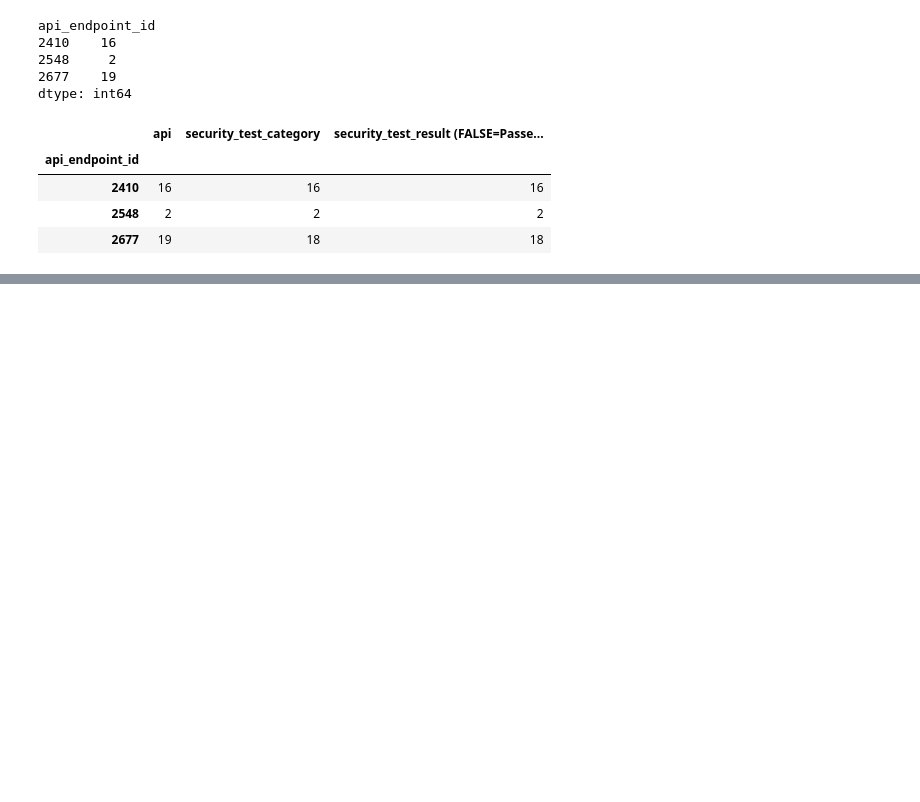
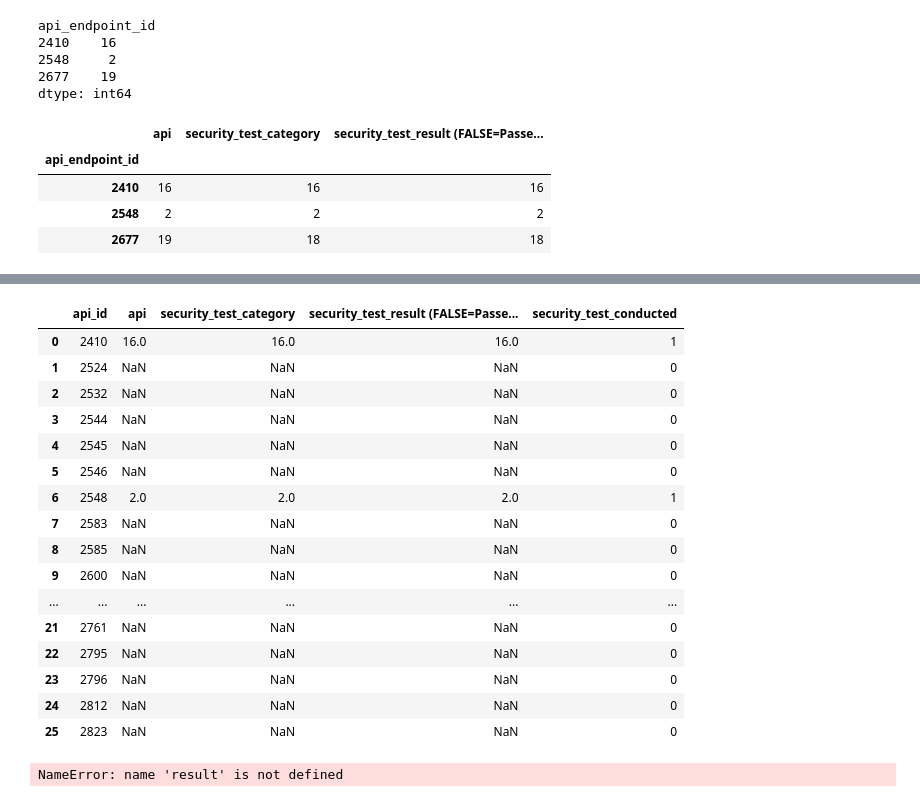
Before and after one commit to teejlab/API-Risk-Assessment-Framework, a Jupyter notebook: eda/security_test_feature.ipynb, the cells around one changed output, grey strips where cells are left out. Cells and saved outputs as stored; diff of their text form; code cells hidden in the pictures; blank space fills up the shorter version.

Commit message:
feat: add security_test_conducted feature

```diff
--- a/eda/security_test_feature.ipynb
+++ b/eda/security_test_feature.ipynb
@@ -89,7 +89,8 @@ api_endpoint_id
 2677    19
 dtype: int64
 # %%
-playground_df.groupby('api_endpoint_id').count()
+security_count_df = playground_df.groupby('api_endpoint_id').count()
+security_count_df
 # %% [output]
 |  | api | security_test_category | security_test_result (FALSE=Passe... |
 | api_endpoint_id |  |  |  |
@@ -97,5 +98,5 @@ playground_df.groupby('api_endpoint_id').count()
 | 2548 | 2 | 2 | 2 |
 | 2677 | 19 | 18 | 18 |
 # %%
-pd.DataFrame(playground_df["api_endpoint_id"].unique(), columns=["api_id"])
-# feat_security_test
+feat_security_test = pd.DataFrame(api_df["api_endpoint_id"].unique(), columns=["api_id"])
+feat_security_test
@@ -101,0 +121,29 @@ pd.DataFrame(playground_df["api_endpoint_id"].unique(), columns=["api_id"])
+# %%
+security_count_df["api_id"] = security_count_df.index
+feat_security_test = pd.merge(feat_security_test, security_count_df, on="api_id", how="outer")
+feat_security_test["security_test_conducted"] = 0
+feat_security_test.loc[feat_security_test["security_test_category"] > 0 , "security_test_conducted"] = 1
+feat_security_test
+# %% [output]
+|  | api_id | api | security_test_category | security_test_result (FALSE=Passe... | security_test_conducted |
+| 0 | 2410 | 16.0 | 16.0 | 16.0 | 1 |
+| 1 | 2524 | NaN | NaN | NaN | 0 |
+| 2 | 2532 | NaN | NaN | NaN | 0 |
+| 3 | 2544 | NaN | NaN | NaN | 0 |
+| 4 | 2545 | NaN | NaN | NaN | 0 |
+| 5 | 2546 | NaN | NaN | NaN | 0 |
+| 6 | 2548 | 2.0 | 2.0 | 2.0 | 1 |
+| 7 | 2583 | NaN | NaN | NaN | 0 |
+| 8 | 2585 | NaN | NaN | NaN | 0 |
+| 9 | 2600 | NaN | NaN | NaN | 0 |
+| ... | ... | ... | ... | ... | ... |
+| 21 | 2761 | NaN | NaN | NaN | 0 |
+| 22 | 2795 | NaN | NaN | NaN | 0 |
+| 23 | 2796 | NaN | NaN | NaN | 0 |
+| 24 | 2812 | NaN | NaN | NaN | 0 |
+| 25 | 2823 | NaN | NaN | NaN | 0 |
+# %%
+
+result
+# %% [output]
+NameError: name 'result' is not defined
```
Also changed, not shown: parts of 2 cells of this notebook.
